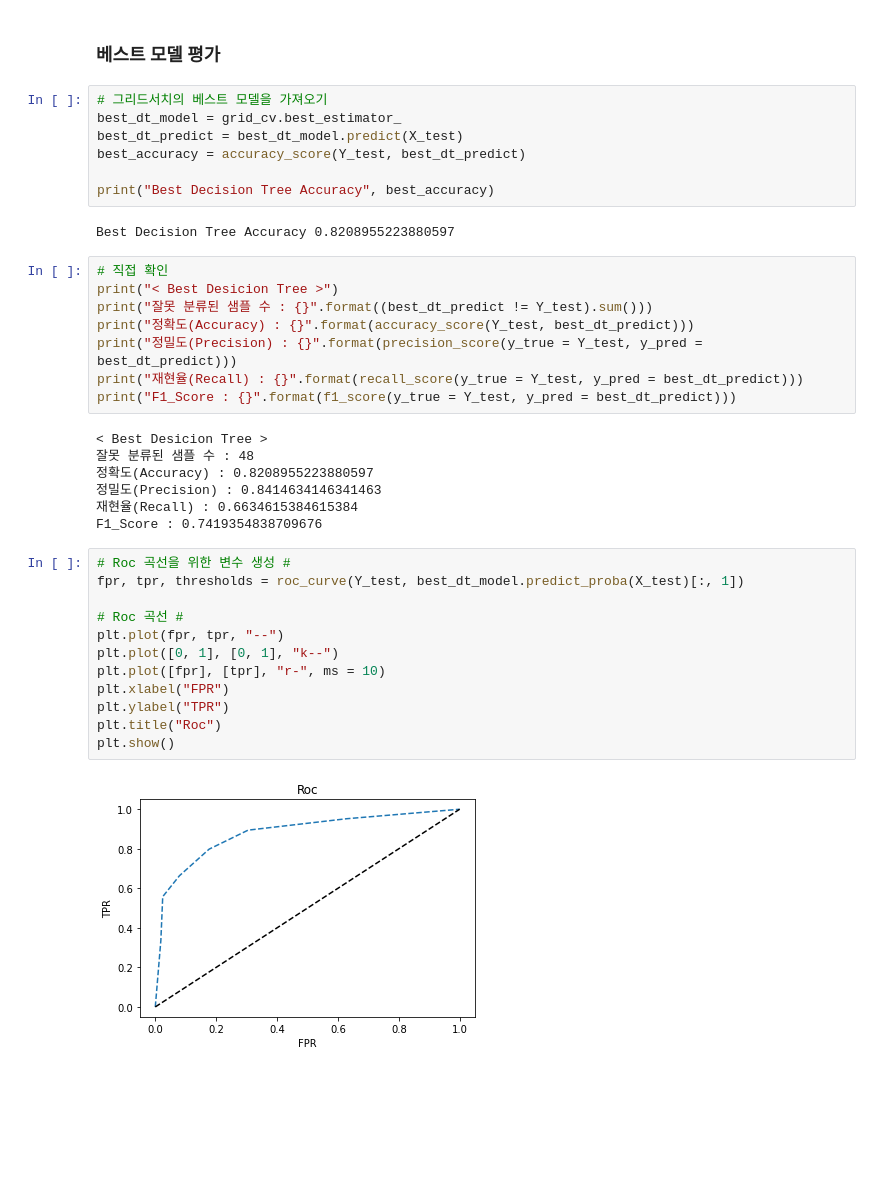
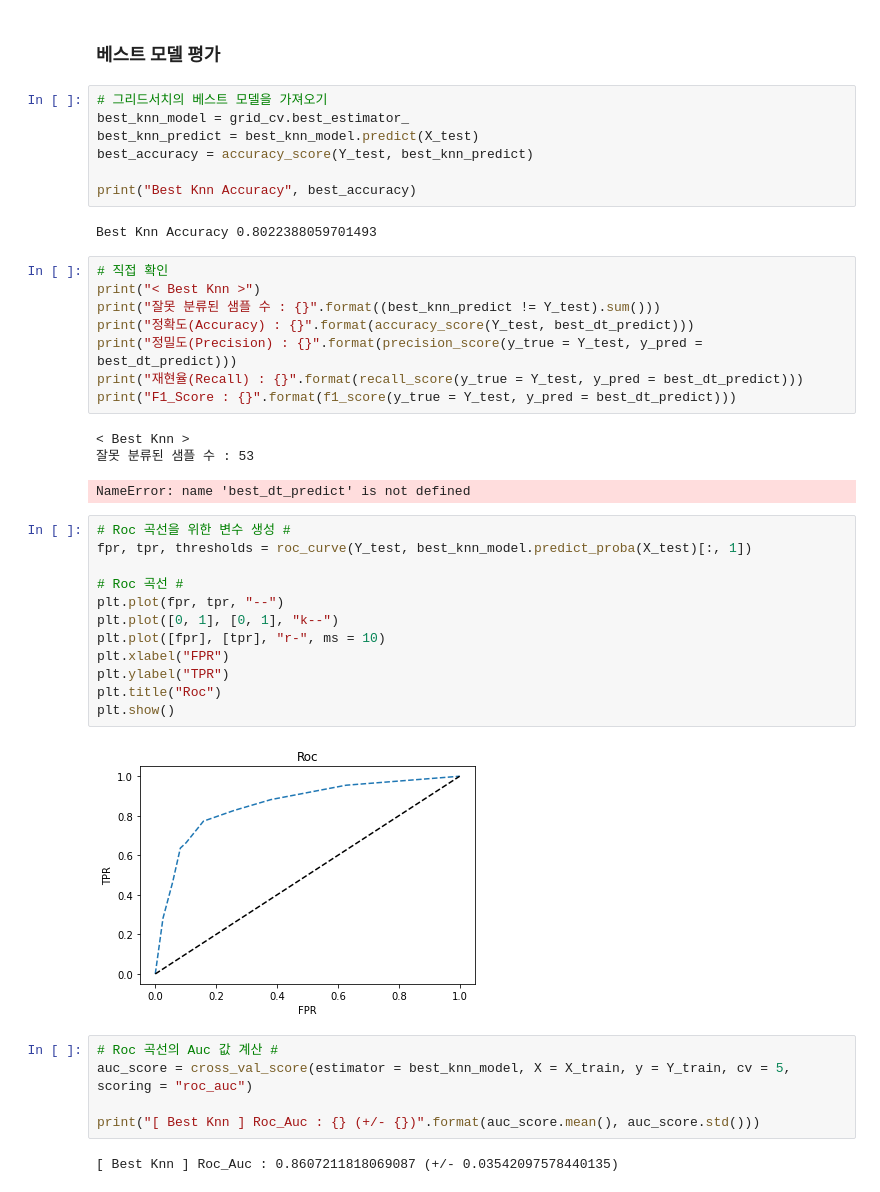
Before and after one commit to ksclown/How-to-use-GUI-in-Colab, a Jupyter notebook: [ML] KNN.ipynb, the cells around one changed output. Drawn from its saved outputs; the diff is of its cells as text; blank space fills up the shorter version.

```diff
--- a/[ML] KNN.ipynb
+++ b/[ML] KNN.ipynb
@@ -384,39 +384,43 @@ grid_result_df[["param_n_neighbors", "param_metric",  "param_weights", "mean_fit
 ### 베스트 모델 평가
 # %%
 # 그리드서치의 베스트 모델을 가져오기
-best_dt_model = grid_cv.best_estimator_
-best_dt_predict = best_dt_model.predict(X_test)
-best_accuracy = accuracy_score(Y_test, best_dt_predict)
+best_knn_model = grid_cv.best_estimator_
+best_knn_predict = best_knn_model.predict(X_test)
+best_accuracy = accuracy_score(Y_test, best_knn_predict)
 
-print("Best Decision Tree Accuracy", best_accuracy)
+print("Best Knn Accuracy", best_accuracy)
 # %% [output]
-Best Decision Tree Accuracy 0.8208955223880597
+Best Knn Accuracy 0.8022388059701493
 # %%
 # 직접 확인
-print("< Best Desicion Tree >")
-print("잘못 분류된 샘플 수 : {}".format((best_dt_predict != Y_test).sum()))
+print("< Best Knn >")
+print("잘못 분류된 샘플 수 : {}".format((best_knn_predict != Y_test).sum()))
 print("정확도(Accuracy) : {}".format(accuracy_score(Y_test, best_dt_predict)))
 print("정밀도(Precision) : {}".format(precision_score(y_true = Y_test, y_pred = best_dt_predict)))
 print("재현율(Recall) : {}".format(recall_score(y_true = Y_test, y_pred = best_dt_predict)))
 print("F1_Score : {}".format(f1_score(y_true = Y_test, y_pred = best_dt_predict)))
 # %% [output]
-< Best Desicion Tree >
-잘못 분류된 샘플 수 : 48
-정확도(Accuracy) : 0.8208955223880597
-정밀도(Precision) : 0.8414634146341463
-재현율(Recall) : 0.6634615384615384
-F1_Score : 0.7419354838709676
+< Best Knn >
+잘못 분류된 샘플 수 : 53
+NameError: name 'best_dt_predict' is not defined
 # %%
 # Roc 곡선을 위한 변수 생성 #
-fpr, tpr, thresholds = roc_curve(Y_test, best_dt_model.predict_proba(X_test)[:, 1])
+fpr, tpr, thresholds = roc_curve(Y_test, best_knn_model.predict_proba(X_test)[:, 1])
 
 # Roc 곡선 #
 plt.plot(fpr, tpr, "--")
 plt.plot([0, 1], [0, 1], "k--")
 plt.plot([fpr], [tpr], "r-", ms = 10)
 plt.xlabel("FPR")
 plt.ylabel("TPR")
 plt.title("Roc")
 plt.show()
 # %% [output]
-[figure, old version]
+[figure, new version]
+# %%
+# Roc 곡선의 Auc 값 계산 #
+auc_score = cross_val_score(estimator = best_knn_model, X = X_train, y = Y_train, cv = 5, scoring = "roc_auc")
+
+print("[ Best Knn ] Roc_Auc : {} (+/- {})".format(auc_score.mean(), auc_score.std()))
+# %% [output]
+[ Best Knn ] Roc_Auc : 0.8607211818069087 (+/- 0.03542097578440135)
```
Also changed, not shown: parts of 8 cells of this notebook, 2 other files.
